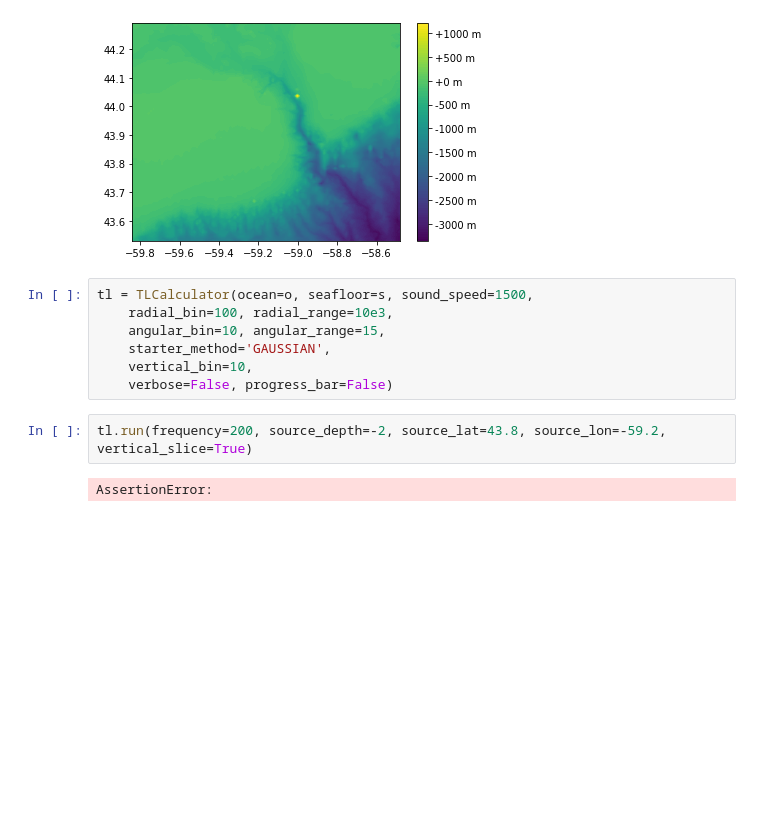
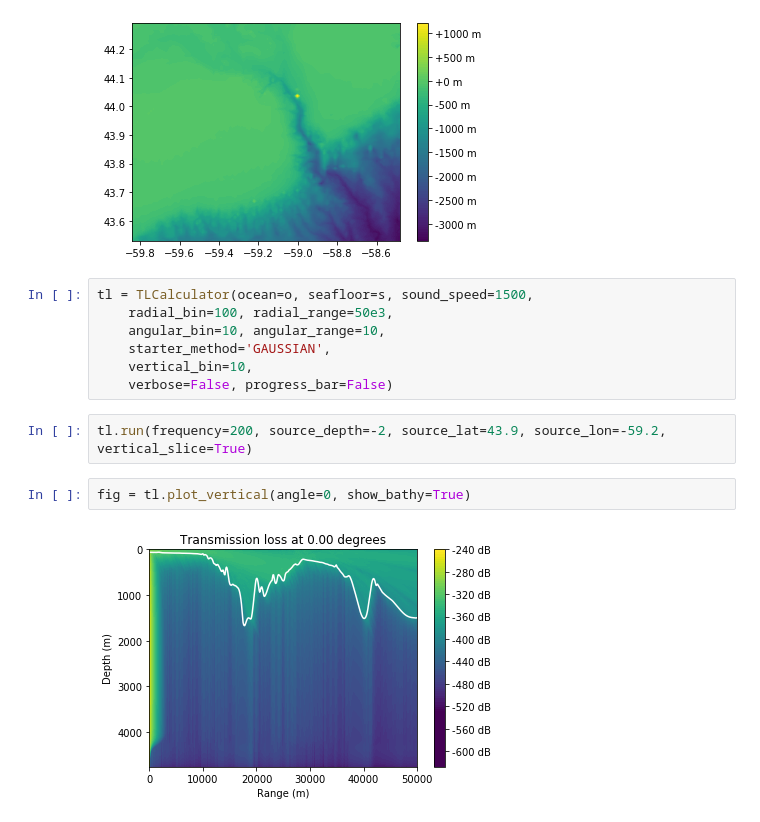
Before and after one commit to cxzhangqi/kadlu, a Jupyter notebook: playroom/transmission_loss.ipynb, the cells around one changed output. Drawn from its saved outputs; the diff is of its cells as text; blank space fills up the shorter version.

```diff
--- a/playroom/transmission_loss.ipynb
+++ b/playroom/transmission_loss.ipynb
@@ -57,12 +57,14 @@ plt.show()
 [figure]
 # %%
 tl = TLCalculator(ocean=o, seafloor=s, sound_speed=1500,
-    radial_bin=100, radial_range=10e3,
-    angular_bin=10, angular_range=15,
+    radial_bin=100, radial_range=50e3,
+    angular_bin=10, angular_range=10,
     starter_method='GAUSSIAN',
     vertical_bin=10,
     verbose=False, progress_bar=False)
 # %%
-tl.run(frequency=200, source_depth=-2, source_lat=43.8, source_lon=-59.2, vertical_slice=True)
+tl.run(frequency=200, source_depth=-2, source_lat=43.9, source_lon=-59.2, vertical_slice=True)
-# %% [output]
-AssertionError:
+# %%
+fig = tl.plot_vertical(angle=0, show_bathy=True)
+# %% [output]
+[figure, added]
```
